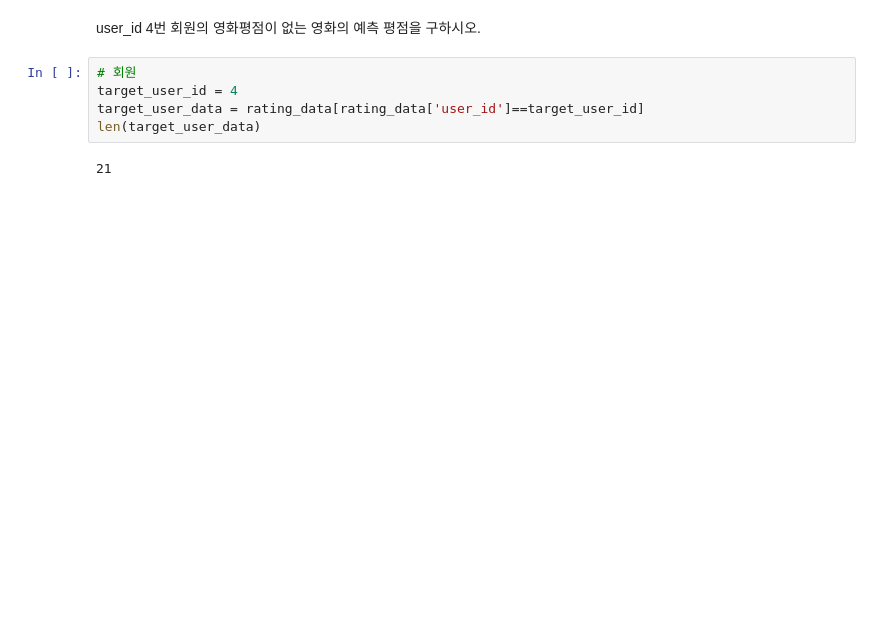
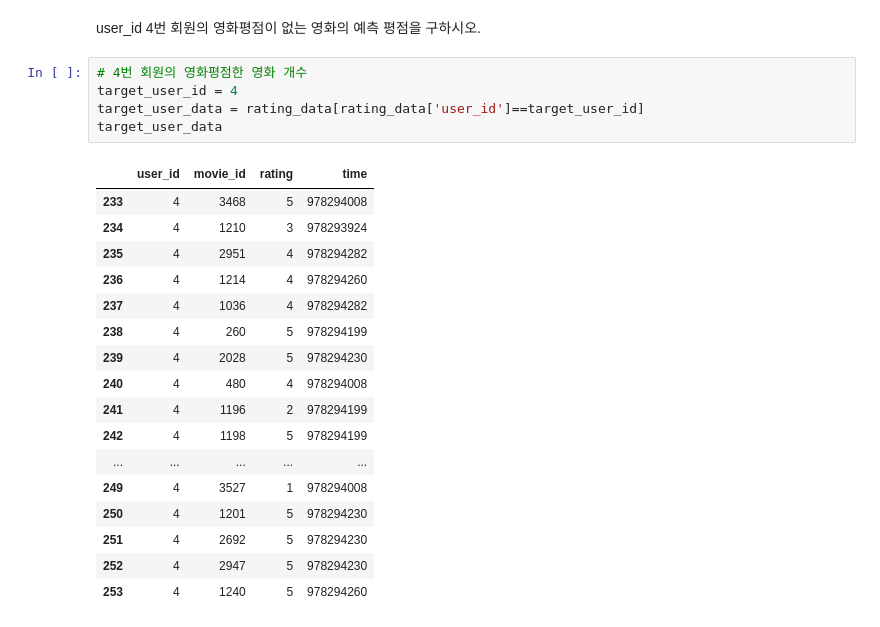
Before and after one commit to onulee/https---github.com-onulee-kdigital1, a Jupyter notebook: 11.deep/d0809/ju0809_01_영화평점예측.ipynb, the cells around one changed output. Drawn from its saved outputs; the diff is of its cells as text; blank space fills up the shorter version.

```diff
--- a/11.deep/d0809/ju0809_01_영화평점예측.ipynb
+++ b/11.deep/d0809/ju0809_01_영화평점예측.ipynb
@@ -493,9 +493,25 @@ print('모델 훈련시간 : %.2f 초'%(train_end - train_start))
 # %% [markdown]
 user_id 4번 회원의 영화평점이 없는 영화의 예측 평점을 구하시오.
 # %%
-# 회원
+# 4번 회원의 영화평점한 영화 개수
 target_user_id = 4
 target_user_data = rating_data[rating_data['user_id']==target_user_id]
-len(target_user_data)
+target_user_data
 # %% [output]
-21
+|  | user_id | movie_id | rating | time |
+| 233 | 4 | 3468 | 5 | 978294008 |
+| 234 | 4 | 1210 | 3 | 978293924 |
+| 235 | 4 | 2951 | 4 | 978294282 |
+| 236 | 4 | 1214 | 4 | 978294260 |
+| 237 | 4 | 1036 | 4 | 978294282 |
+| 238 | 4 | 260 | 5 | 978294199 |
+| 239 | 4 | 2028 | 5 | 978294230 |
+| 240 | 4 | 480 | 4 | 978294008 |
+| 241 | 4 | 1196 | 2 | 978294199 |
+| 242 | 4 | 1198 | 5 | 978294199 |
+| ... | ... | ... | ... | ... |
+| 249 | 4 | 3527 | 1 | 978294008 |
+| 250 | 4 | 1201 | 5 | 978294230 |
+| 251 | 4 | 2692 | 5 | 978294230 |
+| 252 | 4 | 2947 | 5 | 978294230 |
+| 253 | 4 | 1240 | 5 | 978294260 |
```
Also changed, not shown: parts of 14 cells of this notebook.
